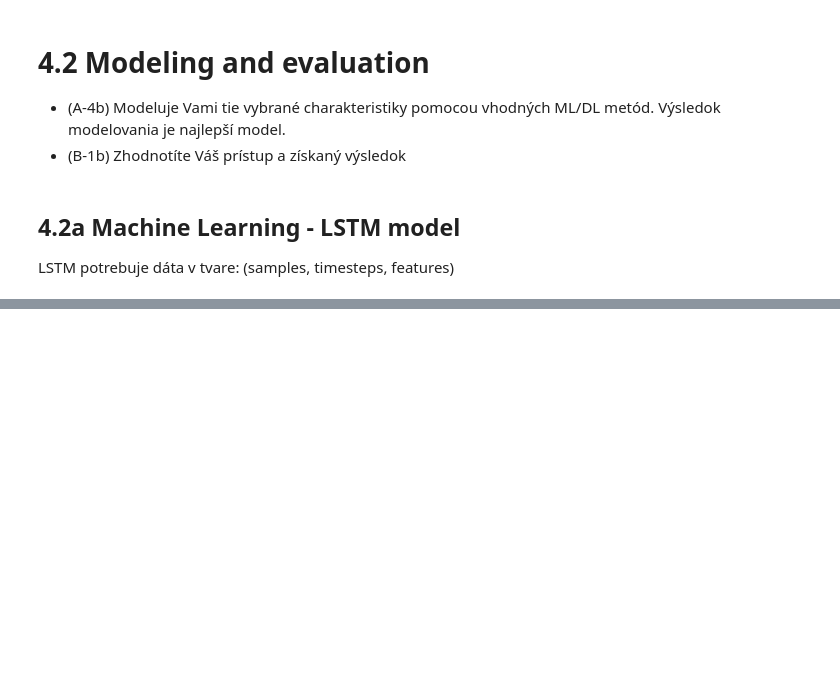
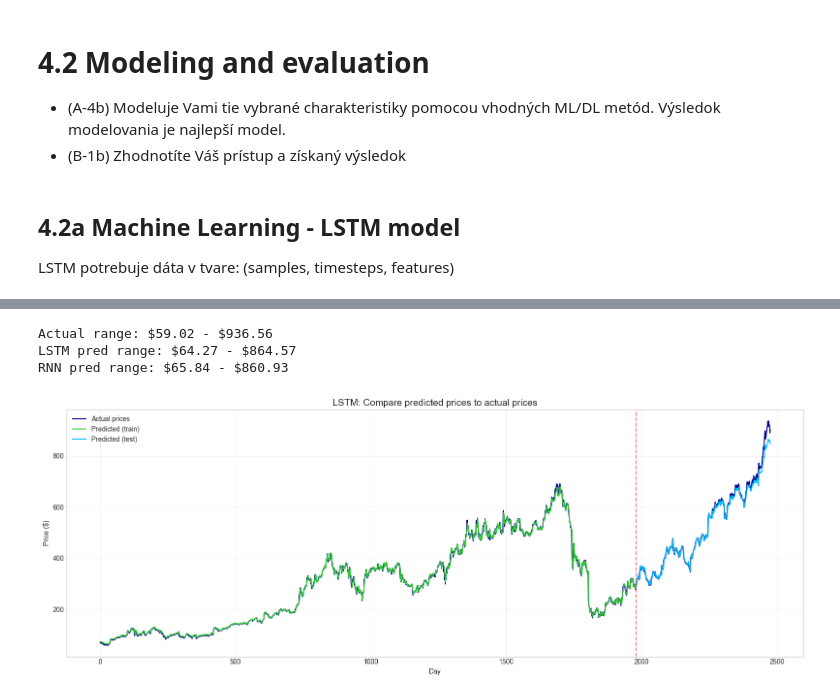
Before and after one commit to johannatilesova/IAU-project, a Jupyter notebook: phase4_sp500stocks.ipynb, the cells around one changed output, grey strips where cells are left out. Drawn from its saved outputs; the diff is of its cells as text; code cells hidden in the pictures; blank space fills up the shorter version.

Commit message:
fixed model :)

```diff
--- a/phase4_sp500stocks.ipynb
+++ b/phase4_sp500stocks.ipynb
@@ -1426,0 +1265,7 @@ plt.show()
+# %%
+# Modely
+model_lstm = LSTMModel(input_size=1, hidden_size=32, num_layers=1, dropout=0.3).to(device)
+model_rnn = RNNModel(input_size=1, hidden_size=32, num_layers=1, dropout=0.3).to(device)
+
+print(f"LSTM params: {sum(p.numel() for p in model_lstm.parameters()):,}")
+print(f"RNN params: {sum(p.numel() for p in model_rnn.parameters()):,}")
@@ -1426,0 +1373,41 @@ plt.show()
+# %%
+model_lstm.eval()
+model_rnn.eval()
+
+# Predikcie na všetkých dátach
+X_all = torch.FloatTensor(data_x).to(device)
+
+with torch.no_grad():
+    pred_lstm_normalized = model_lstm(X_all).cpu().numpy()
+    pred_rnn_normalized = model_rnn(X_all).cpu().numpy()
+
+# Spätná transformácia na skutočné ceny
+pred_lstm = scaler.inverse_transform(pred_lstm_normalized.reshape(-1, 1)).flatten()
+pred_rnn = scaler.inverse_transform(pred_rnn_normalized.reshape(-1, 1)).flatten()
+actual = scaler.inverse_transform(data_y.reshape(-1, 1)).flatten()
+
+print(f"Actual range: ${actual.min():.2f} - ${actual.max():.2f}")
+print(f"LSTM pred range: ${pred_lstm.min():.2f} - ${pred_lstm.max():.2f}")
+print(f"RNN pred range: ${pred_rnn.min():.2f} - ${pred_rnn.max():.2f}")
+# %% [output]
+Actual range: $59.02 - $936.56
+LSTM pred range: $64.27 - $864.57
+RNN pred range: $65.84 - $860.93
+# %%
+fig, ax = plt.subplots(figsize=(16, 6))
+
+ax.plot(actual, label='Actual prices', color='darkblue', linewidth=1.5)
+ax.plot(range(split_index), pred_lstm[:split_index], label='Predicted (train)', color='limegreen', linewidth=1.5)
+ax.plot(range(split_index, len(pred_lstm)), pred_lstm[split_index:], label='Predicted (test)', color='deepskyblue', linewidth=1.5)
+ax.axvline(x=split_index, color='red', linestyle='--', alpha=0.5)
+
+ax.set_title('LSTM: Compare predicted prices to actual prices', fontsize=14)
+ax.set_xlabel('Day')
+ax.set_ylabel('Price ($)')
+ax.legend(loc='upper left')
+ax.grid(True, alpha=0.3)
+
+plt.tight_layout()
+plt.show()
+# %% [output]
+[figure, added]
```
Also changed, not shown: parts of 46 cells of this notebook, 1 other file.
